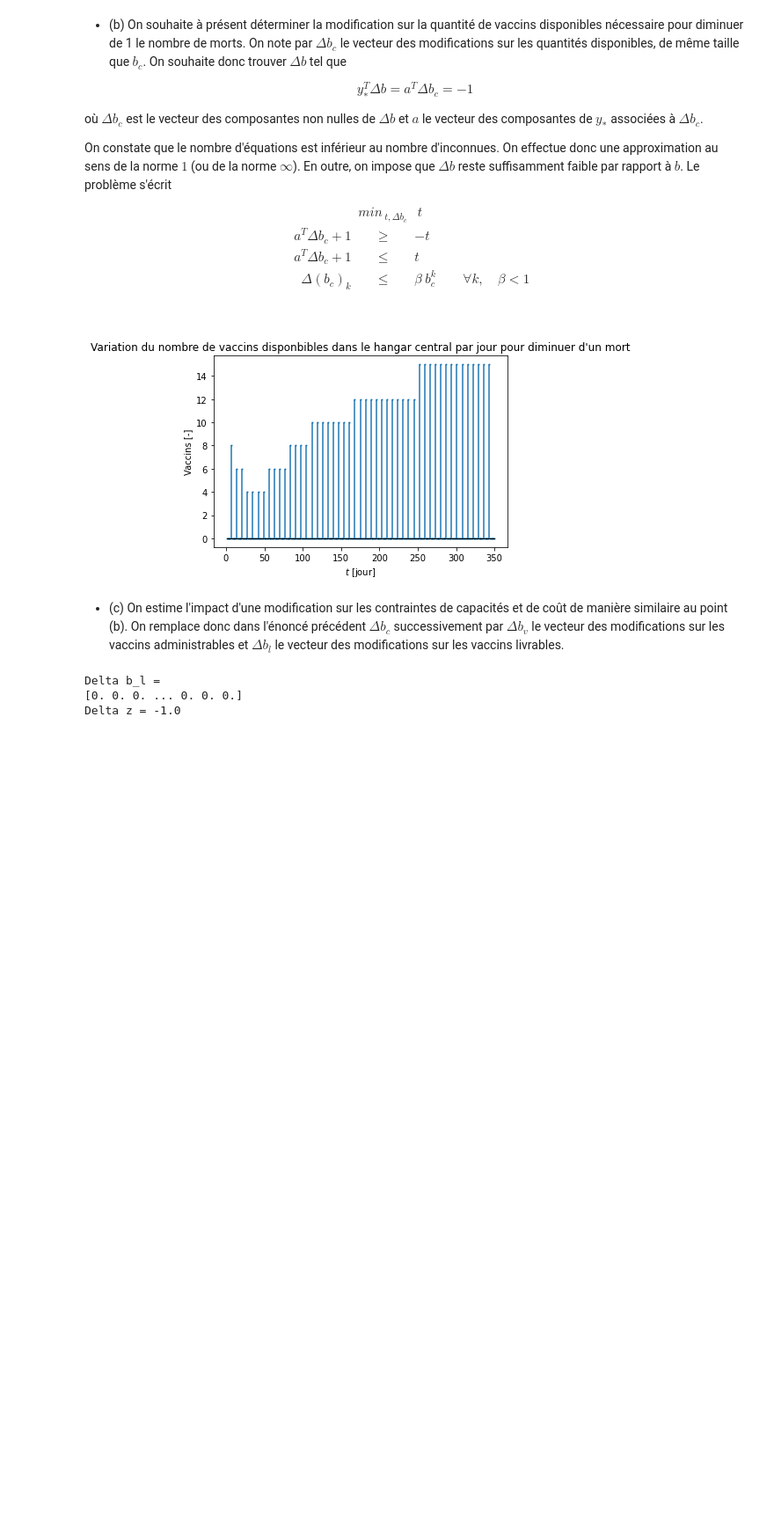
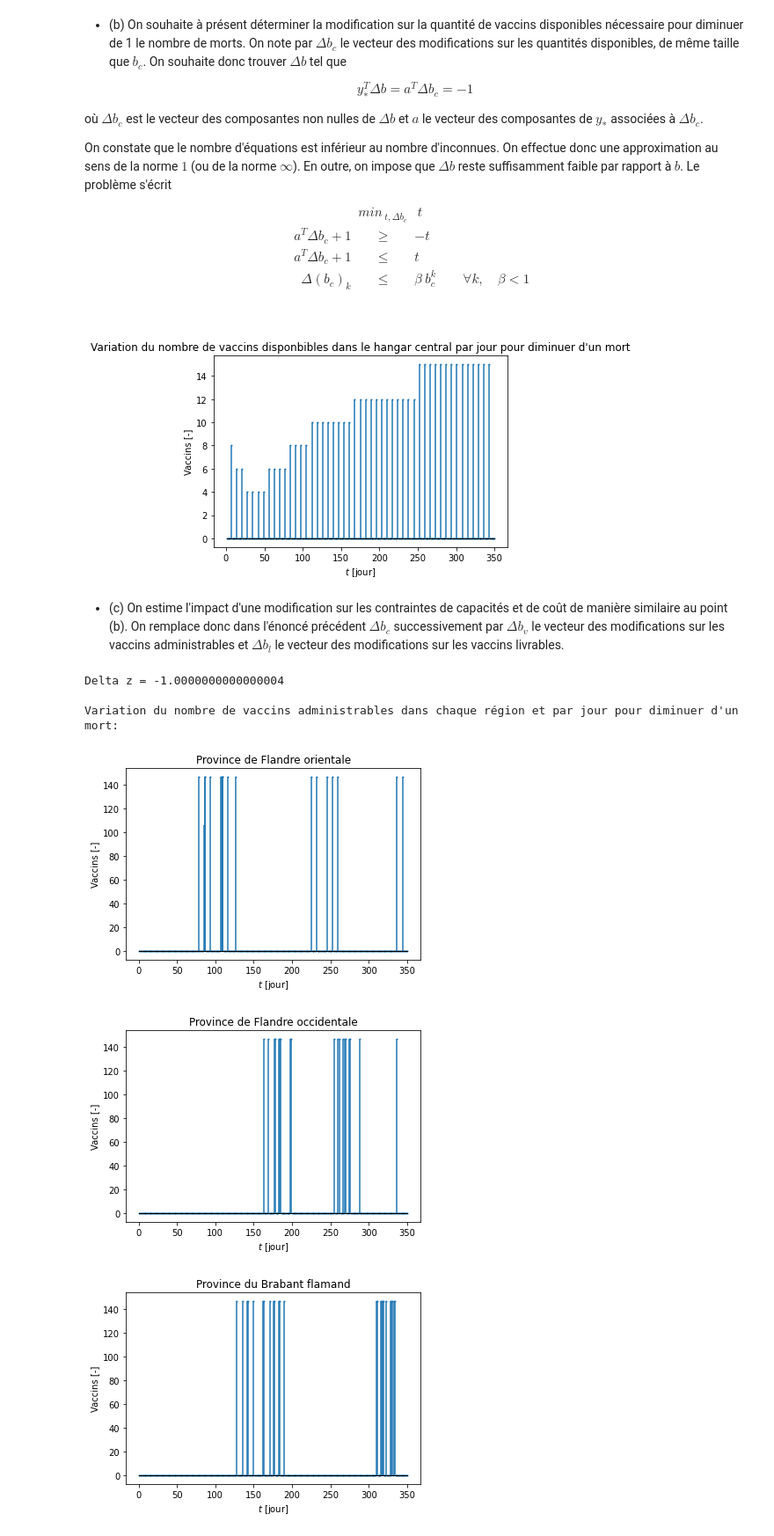
Before and after one commit to EliottVND/LINMA1702, a Jupyter notebook: rapport_notebook.ipynb, the cells around one changed output. Shown: that part at 88% size. Saved outputs shown, nothing was run; the diff lists cells and outputs as text; code cells hidden in the pictures; blank space fills up the shorter version.

```diff
--- a/rapport_notebook.ipynb
+++ b/rapport_notebook.ipynb
@@ -579,0 +582,8 @@ y_star = np.array([contrainte.pi for contrainte in model_I2.constrs])
+# %%
+y_star = np.array([contrainte.pi for contrainte in model_I2.constrs])
+y_star[np.absolute(y_star) < 1e-8] = 0
+print(f"y_star = {y_star}")
+# Sauvegarde des valeurs dans un fichier
+# with open("y_star.txt", 'w') as f:
+#    for i in y_star:
+#        f.write(str(i) + "\n")
@@ -585,7 +598,5 @@ delta_b = np.zeros_like(y_star)
 delta_b[0] = beta * c_tot
 delta_z = y_star @ delta_b
 print(f"Delta z = {delta_z}")
-y_star[np.absolute(y_star) < 1e-9] = 0
-y_star
 # %% [output]
 Delta z = 0.0
@@ -627,7 +636,7 @@ $$%On constate que le nombre d'équations est inférieur au nombre d'inconnues.
 def approx_delta(a, b, beta):
     """
     minimisation de la valeur absolue des résidus
-        min |a . x + 1| sc x <= beta * b
+        min |a^T x + 1| sc x <= beta * b
     """
     model = Model('residus', sense=MINIMIZE)
     delta_b = np.array([model.add_var() for _ in range(len(a))])
@@ -662,15 +671,32 @@ plt.show()
 [figure]
 # %% [markdown]
 - (c) On estime l'impact d'une modification sur les contraintes de capacités et de coût de manière similaire au point (b). On remplace donc dans l'énoncé précédent $\Delta b_c$ successivement par $\Delta b_v$ le vecteur des modifications sur les vaccins administrables et $\Delta b_l$ le vecteur des modifications sur les vaccins livrables.
-# %%
-b1 = np.ones(len(days)*n)*b_l
-a1 = y_star[len(b_c)+1:len(b_c)+len(b1)+1]
-
-q13_c1, delta_b_l = approx_delta(a1, b1, 1e-4)
-delta = np.array([delta_b_l[i].x for i in range(len(delta_b_l))])
-print(f"Delta b_l = \n{delta}")
-print(f"Delta z = {a1 @ delta}")
-# %% [output]
-Delta b_l =
-[0. 0. 0. ... 0. 0. 0.]
-Delta z = -1.0
+# %%
+b1 = np.ones(len(days)*n)*b_v
+a1 = y_star[len(b_c)+1:len(b_c)+len(b1)+1]
+
+q13_c1, delta_b_v = approx_delta(a1, b1, 1e-2)
+
+delta_bv = np.array([[delta_b_v[j+t*n].x for t in days-1] for j in range(n)])
+delta1 = np.array([delta_b_v[j+t*n].x for t in days-1 for j in range(n)])
+print(f"Delta z = {a1 @ delta1}")
+#print(f"Delta b_v = \n{delta_bv}")
+
+print("\nVariation du nombre de vaccins administrables dans chaque région et par jour pour diminuer d'un mort:")
+for j in range(n):
+    plt.figure()
+    plt.title(province[j])
+    markerline, stemlines, baseline = plt.stem(days, delta_bv[j])
+    plt.xlabel("$t$ [jour]", fontsize=10)
+    plt.ylabel("Vaccins [-]", fontsize=10)
+    baseline.set_color('k')
+    baseline.set_linewidth(1)
+    markerline.set_markersize(1)
+    plt.show()
+# %% [output]
+Delta z = -1.0000000000000004
+
+Variation du nombre de vaccins administrables dans chaque région et par jour pour diminuer d'un mort:
+[figure, added]
+[figure, added]
+[figure, added]
```
Also changed, not shown: parts of 16 cells of this notebook, 2 other files.
